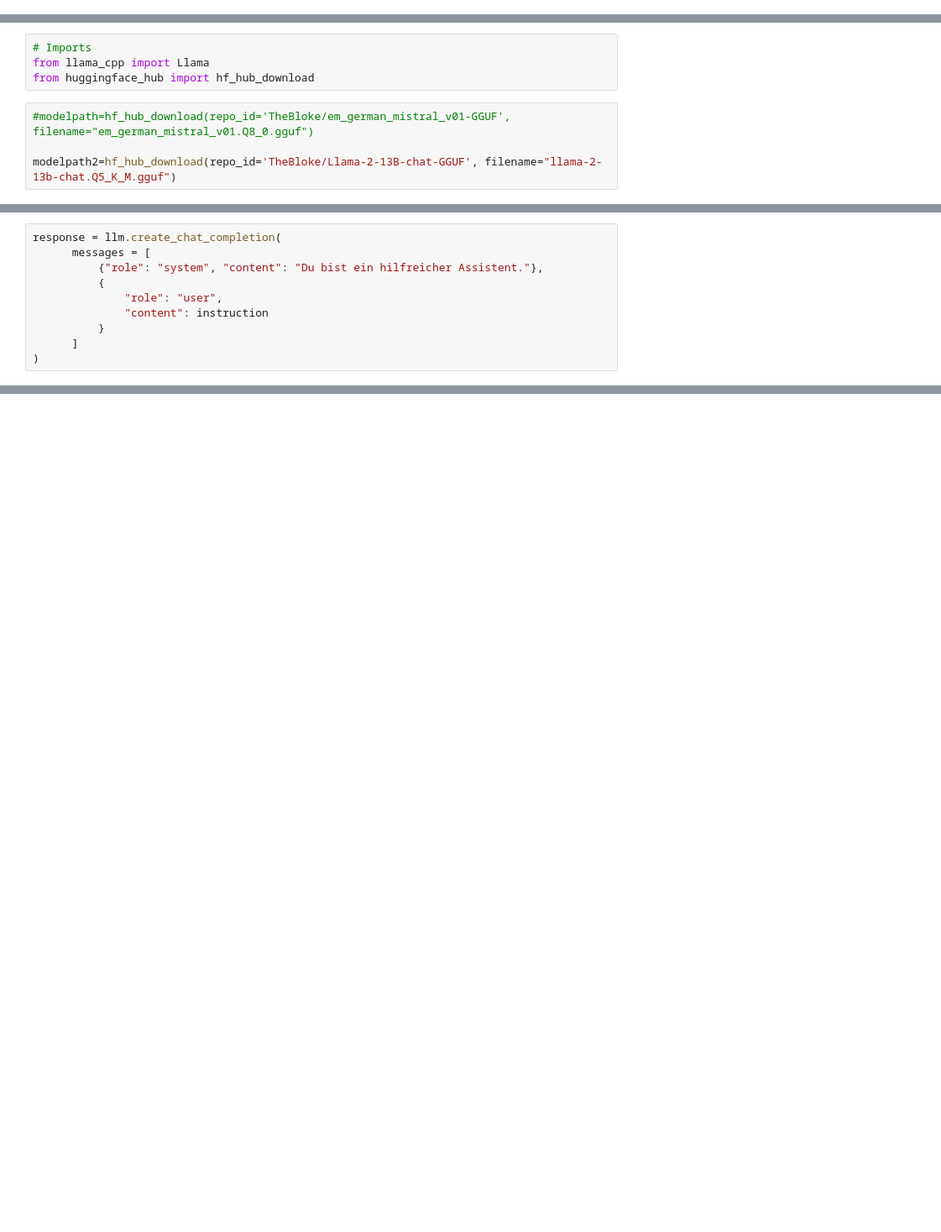
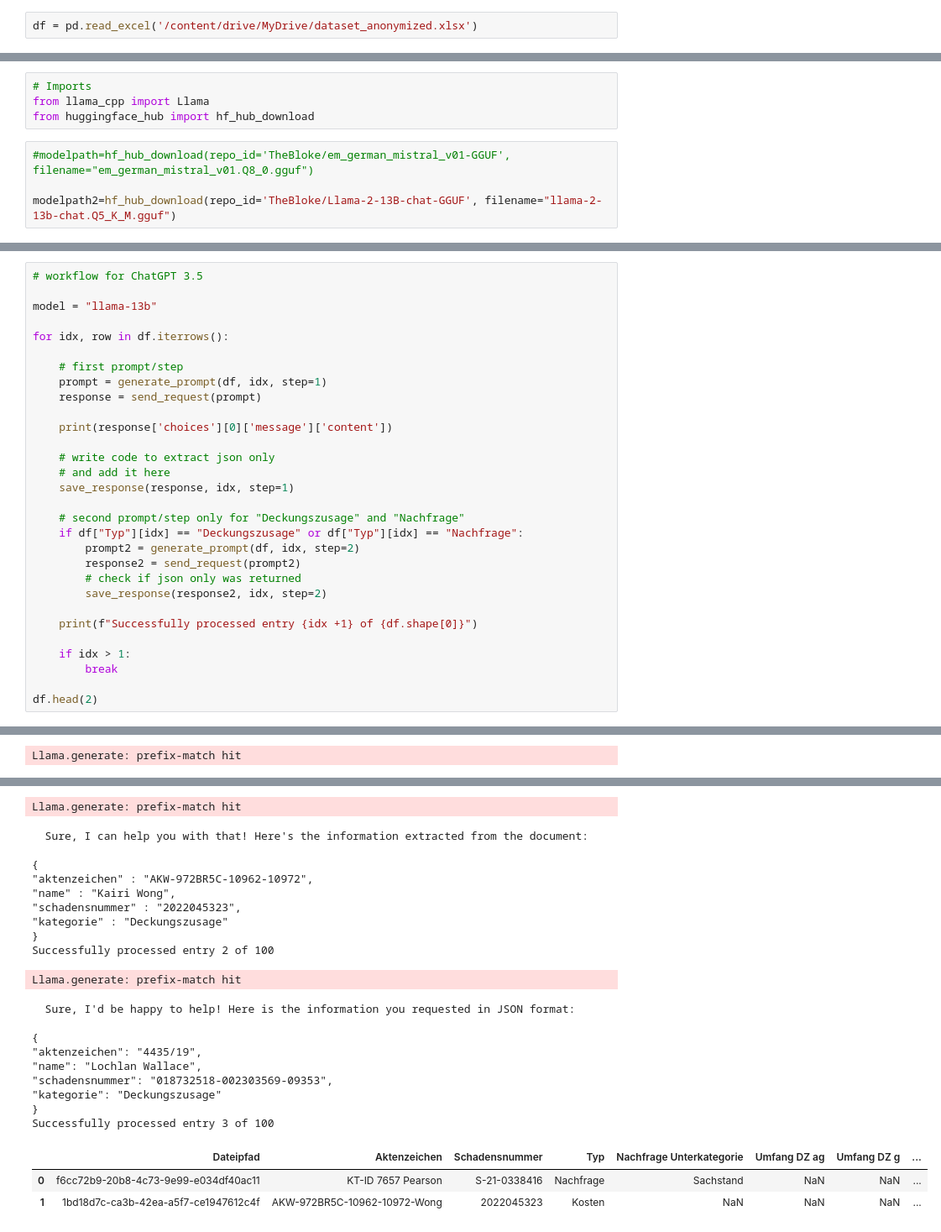
Before and after one commit to daniel-mueller92/llm_mail_classifier, a Jupyter notebook: llm_mail_classifier_Llama2-13b.ipynb, the cells around one changed output, grey strips where cells are left out. Shown at 84% size. Drawn from its saved outputs; the diff is of its cells as text; blank space fills up the shorter version.

```diff
--- a/llm_mail_classifier_Llama2-13b.ipynb
+++ b/llm_mail_classifier_Llama2-13b.ipynb
@@ -22,0 +39,2 @@ Requirement already satisfied: certifi>=2017.4.17 in /usr/local/lib/python3.10/d
+# %%
+df = pd.read_excel('/content/drive/MyDrive/dataset_anonymized.xlsx')
@@ -89,10 +174,0 @@ Du bist ein hilfreicher Assistent. Ich bin sicher, dass du die Informationen ext
-# %%
-response = llm.create_chat_completion(
-      messages = [
-          {"role": "system", "content": "Du bist ein hilfreicher Assistent."},
-          {
-              "role": "user",
-              "content": instruction
-          }
-      ]
-)
@@ -102,0 +179,31 @@ print(response)
+# %%
+# workflow for ChatGPT 3.5
+
+model = "llama-13b"
+
+for idx, row in df.iterrows():
+
+    # first prompt/step
+    prompt = generate_prompt(df, idx, step=1)
+    response = send_request(prompt)
+
+    print(response['choices'][0]['message']['content'])
+
+    # write code to extract json only
+    # and add it here
+    save_response(response, idx, step=1)
+
+    # second prompt/step only for "Deckungszusage" and "Nachfrage"
+    if df["Typ"][idx] == "Deckungszusage" or df["Typ"][idx] == "Nachfrage":
+        prompt2 = generate_prompt(df, idx, step=2)
+        response2 = send_request(prompt2)
+        # check if json only was returned
+        save_response(response2, idx, step=2)
+
+    print(f"Successfully processed entry {idx +1} of {df.shape[0]}")
+
+    if idx > 1:
+        break
+
+df.head(2)
+# %% [output]
@@ -102,0 +218 @@ print(response)
+Llama.generate: prefix-match hit
@@ -102,0 +220,23 @@ print(response)
+Llama.generate: prefix-match hit
+  Sure, I can help you with that! Here's the information extracted from the document:
+
+{
+"aktenzeichen" : "AKW-972BR5C-10962-10972",
+"name" : "Kairi Wong",
+"schadensnummer" : "2022045323",
+"kategorie" : "Deckungszusage"
+}
+Successfully processed entry 2 of 100
+Llama.generate: prefix-match hit
+  Sure, I'd be happy to help! Here is the information you requested in JSON format:
+
+{
+"aktenzeichen": "4435/19",
+"name": "Lochlan Wallace",
+"schadensnummer": "018732518-002303569-09353",
+"kategorie": "Deckungszusage"
+}
+Successfully processed entry 3 of 100
+|  | Dateipfad | Aktenzeichen | Schadensnummer | Typ | Nachfrage Unterkategorie | Umfang DZ ag | Umfang DZ g | ... |
+| 0 | f6cc72b9-20b8-4c73-9e99-e034df40ac11 | KT-ID 7657 Pearson | S-21-0338416 | Nachfrage | Sachstand | NaN | NaN | ... |
+| 1 | 1bd18d7c-ca3b-42ea-a5f7-ce1947612c4f | AKW-972BR5C-10962-10972-Wong | 2022045323 | Kosten | NaN | NaN | NaN | ... |
```
Also changed, not shown: parts of 9 cells of this notebook.
